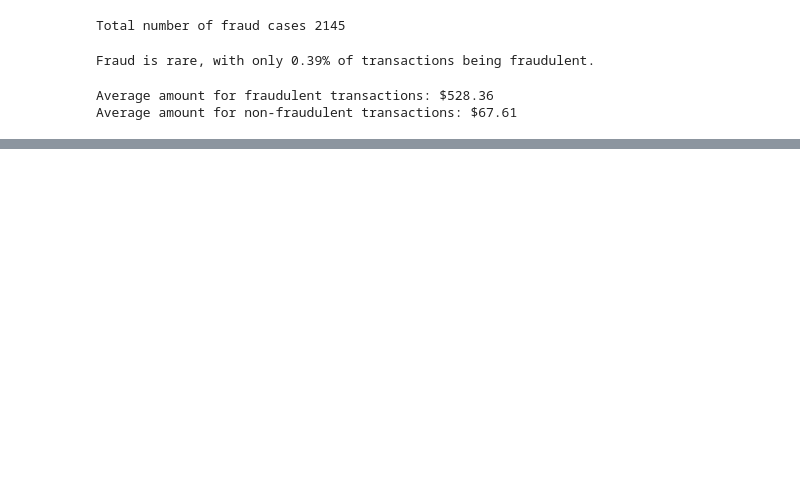
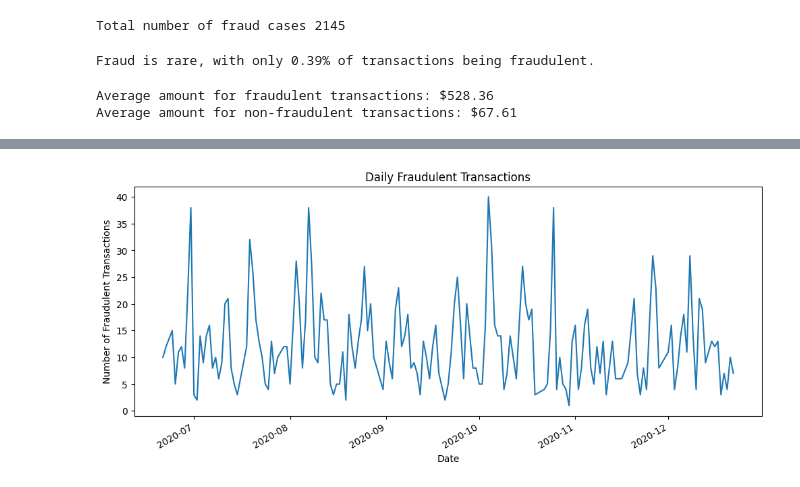
Before and after one commit to zairahussain27/AI-Fraud-Detection-Risk-Intelligence-System, a Jupyter notebook: notebooks/02_data_understanding.ipynb, the cells around one changed output, grey strips where cells are left out. Saved outputs shown, nothing was run; the diff lists cells and outputs as text; code cells hidden in the pictures; blank space fills up the shorter version.

Commit message:
Added fraud spike detection graph in EDA notebook

```diff
--- a/notebooks/02_data_understanding.ipynb
+++ b/notebooks/02_data_understanding.ipynb
@@ -36,2 +60,20 @@ Average amount for non-fraudulent transactions: $67.61
+# %%
+trans_df['trans_datetime']=pd.to_datetime(trans_df['trans_datetime'])
+
+trans_df['trans_date']=pd.to_datetime(trans_df['trans_date'])
+
+trans_df['trans_time']=pd.to_datetime(trans_df['trans_time']).dt.time
+# %%
+trans_df['trans_day']=trans_df['trans_date'].dt.day_name()
 # %%
 #DISPLAY ANY UNUSAL SPIKES IN TRANSACTION AMOUNTS
+
+fraud_date = trans_df[trans_df['is_fraud']==1].groupby('trans_date').size()
+
+fraud_date.plot(figsize=(12,5))
+plt.title('Daily Fraudulent Transactions')
+plt.xlabel('Date')
+plt.ylabel('Number of Fraudulent Transactions')
+plt.show()
+# %% [output]
+[figure, added]
```
Also changed, not shown: parts of 7 cells of this notebook.
